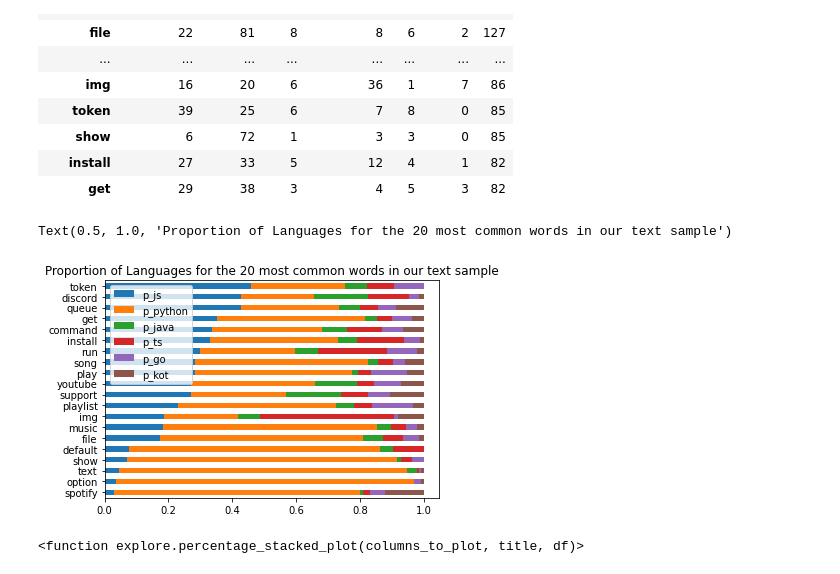
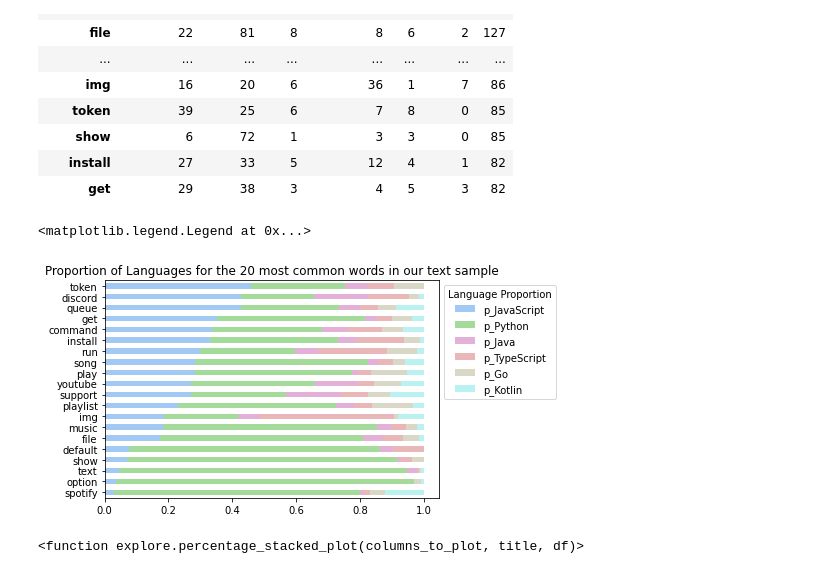
Before and after one commit to bert-jason-ray/nlp-group-project, a Jupyter notebook: ray_scratchbook.ipynb, the cells around one changed output. Drawn from its saved outputs; the diff is of its cells as text; code cells hidden in the pictures.

Commit message:
updated visuals

```diff
--- a/ray_scratchbook.ipynb
+++ b/ray_scratchbook.ipynb
@@ -201,23 +180,26 @@ word_counts.sort_values(by="all", ascending = False).head(20)
 | get | 29 | 38 | 3 | 4 | 5 | 3 | 82 |
 # %%
 # visualize the percentage of the terms
-
-(word_counts.assign(p_js = word_counts.JavaScript/word_counts['all'],
-                   p_python = word_counts.Python/word_counts['all'],
-                    p_java = word_counts.Java/word_counts['all'],
-                    p_ts = word_counts.TypeScript/word_counts['all'],
-                    p_go = word_counts.Go/word_counts['all'],
-                    p_kot = word_counts.Kotlin/word_counts['all'])
- .sort_values(by='all')[['p_js', 'p_python', 'p_java', 'p_ts', 'p_go', 'p_kot']]
+colors = sns.color_palette("pastel")
+cmap1 = LinearSegmentedColormap.from_list("my_colormap", colors)
+(word_counts.assign(p_JavaScript = word_counts.JavaScript/word_counts['all'],
+                   p_Python = word_counts.Python/word_counts['all'],
+                    p_Java = word_counts.Java/word_counts['all'],
+                    p_TypeScript = word_counts.TypeScript/word_counts['all'],
+                    p_Go = word_counts.Go/word_counts['all'],
+                    p_Kotlin = word_counts.Kotlin/word_counts['all'])
+ .sort_values(by='all')[['p_JavaScript', 'p_Python', 'p_Java', 'p_TypeScript', 'p_Go', 'p_Kotlin']]
  .tail(20)
- .sort_values('p_js')
- .plot.barh(stacked=True)
+ .sort_values('p_JavaScript')
+ .plot.barh(stacked=True, colormap=cmap1)
+            #=['#BBE5ED','#BFBCCB','#B3AA92','#7FD189','#FFF1D6','#A5A5A5'])
 )
 
 plt.title("Proportion of Languages for the 20 most common words in our text sample")
+plt.legend(loc = 2, bbox_to_anchor = (1,1), title='Language Proportion')
 # %% [output]
-Text(0.5, 1.0, 'Proportion of Languages for the 20 most common words in our text sample')
+<matplotlib.legend.Legend at 0x...>
-[figure, old version]
+[figure, new version]
 # %%
 # language attributes
 services_columns = ['language']
```
Also changed, not shown: parts of 13 cells of this notebook.
